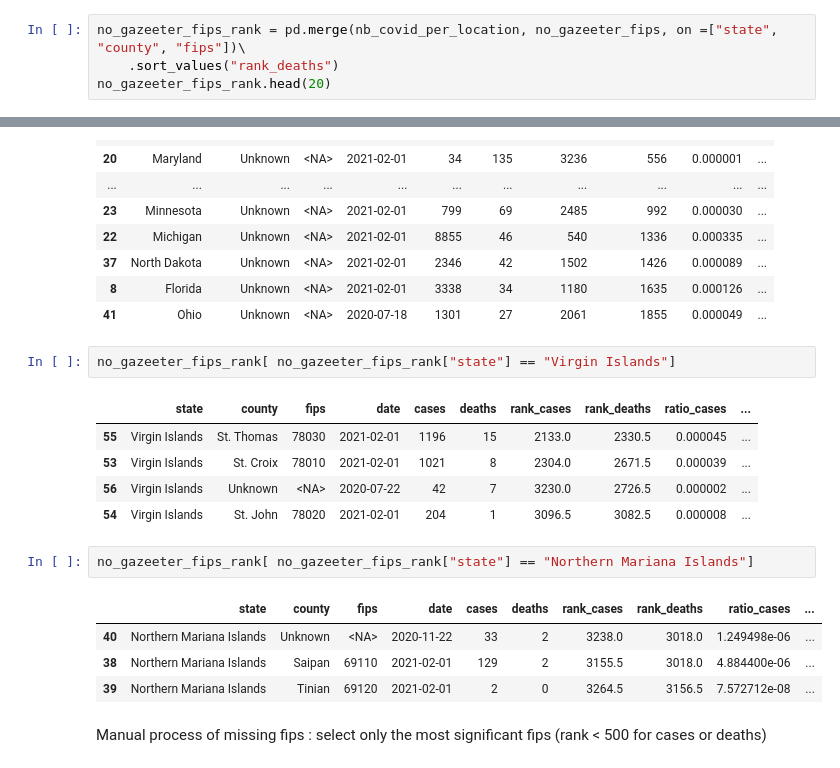
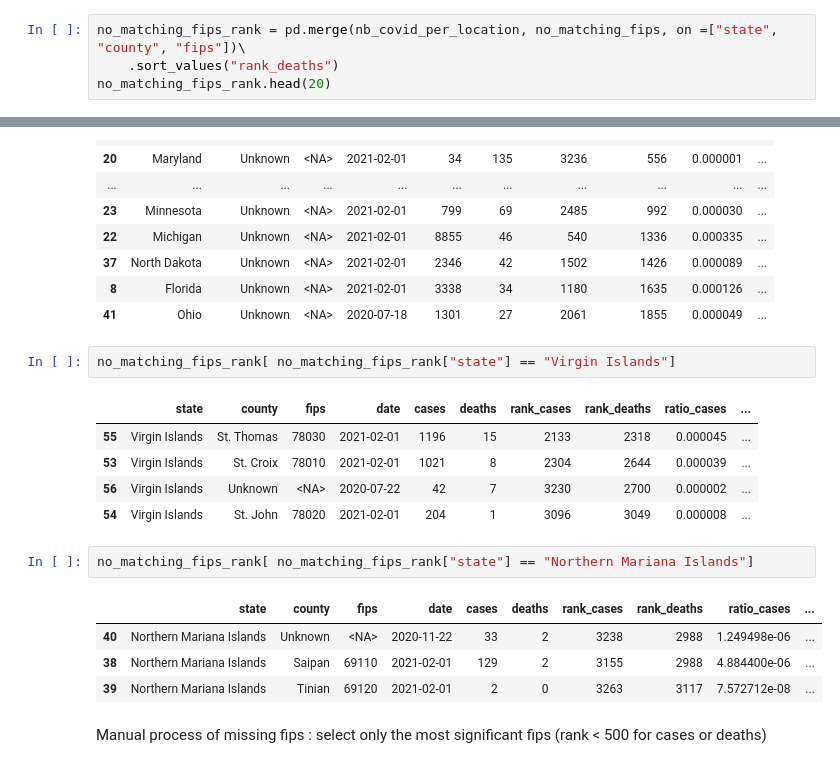
Before and after one commit to severine-baudry/capstone_data_engineer, a Jupyter notebook: NYT_to_gazetter.ipynb, the cells around one changed output, grey strips where cells are left out. Cells and saved outputs as stored; diff of their text form.

```diff
--- a/NYT_to_gazetter.ipynb
+++ b/NYT_to_gazetter.ipynb
@@ -427,9 +454,9 @@ total cases : 26410616; total deaths : 445856
 # %% [markdown]
 Check the rank of locations not in gazetteer
 # %%
-no_gazeeter_fips_rank = pd.merge(nb_covid_per_location, no_gazeeter_fips, on =["state", "county", "fips"])\
+no_matching_fips_rank = pd.merge(nb_covid_per_location, no_matching_fips, on =["state", "county", "fips"])\
     .sort_values("rank_deaths")
-no_gazeeter_fips_rank.head(20)
+no_matching_fips_rank.head(20)
 # %% [output]
 |  | state | county | fips | date | cases | deaths | rank_cases | rank_deaths | ratio_cases | ... |
 | 34 | New York | New York City | <NA> | 2021-02-01 | 613480 | 27226 | 2 | 1 | 0.023229 | ... |
@@ -449,20 +476,20 @@ no_gazeeter_fips_rank.head(20)
 | 8 | Florida | Unknown | <NA> | 2021-02-01 | 3338 | 34 | 1180 | 1635 | 0.000126 | ... |
 | 41 | Ohio | Unknown | <NA> | 2020-07-18 | 1301 | 27 | 2061 | 1855 | 0.000049 | ... |
 # %%
-no_gazeeter_fips_rank[ no_gazeeter_fips_rank["state"] == "Virgin Islands"]
+no_matching_fips_rank[ no_matching_fips_rank["state"] == "Virgin Islands"]
 # %% [output]
 |  | state | county | fips | date | cases | deaths | rank_cases | rank_deaths | ratio_cases | ... |
-| 55 | Virgin Islands | St. Thomas | 78030 | 2021-02-01 | 1196 | 15 | 2133.0 | 2330.5 | 0.000045 | ... |
-| 53 | Virgin Islands | St. Croix | 78010 | 2021-02-01 | 1021 | 8 | 2304.0 | 2671.5 | 0.000039 | ... |
-| 56 | Virgin Islands | Unknown | <NA> | 2020-07-22 | 42 | 7 | 3230.0 | 2726.5 | 0.000002 | ... |
-| 54 | Virgin Islands | St. John | 78020 | 2021-02-01 | 204 | 1 | 3096.5 | 3082.5 | 0.000008 | ... |
+| 55 | Virgin Islands | St. Thomas | 78030 | 2021-02-01 | 1196 | 15 | 2133 | 2318 | 0.000045 | ... |
+| 53 | Virgin Islands | St. Croix | 78010 | 2021-02-01 | 1021 | 8 | 2304 | 2644 | 0.000039 | ... |
+| 56 | Virgin Islands | Unknown | <NA> | 2020-07-22 | 42 | 7 | 3230 | 2700 | 0.000002 | ... |
+| 54 | Virgin Islands | St. John | 78020 | 2021-02-01 | 204 | 1 | 3096 | 3049 | 0.000008 | ... |
 # %%
-no_gazeeter_fips_rank[ no_gazeeter_fips_rank["state"] == "Northern Mariana Islands"]
+no_matching_fips_rank[ no_matching_fips_rank["state"] == "Northern Mariana Islands"]
 # %% [output]
 |  | state | county | fips | date | cases | deaths | rank_cases | rank_deaths | ratio_cases | ... |
-| 40 | Northern Mariana Islands | Unknown | <NA> | 2020-11-22 | 33 | 2 | 3238.0 | 3018.0 | 1.249498e-06 | ... |
-| 38 | Northern Mariana Islands | Saipan | 69110 | 2021-02-01 | 129 | 2 | 3155.5 | 3018.0 | 4.884400e-06 | ... |
-| 39 | Northern Mariana Islands | Tinian | 69120 | 2021-02-01 | 2 | 0 | 3264.5 | 3156.5 | 7.572712e-08 | ... |
+| 40 | Northern Mariana Islands | Unknown | <NA> | 2020-11-22 | 33 | 2 | 3238 | 2988 | 1.249498e-06 | ... |
+| 38 | Northern Mariana Islands | Saipan | 69110 | 2021-02-01 | 129 | 2 | 3155 | 2988 | 4.884400e-06 | ... |
+| 39 | Northern Mariana Islands | Tinian | 69120 | 2021-02-01 | 2 | 0 | 3263 | 3117 | 7.572712e-08 | ... |
 # %% [markdown]
 Manual process of missing fips : select only the most significant fips (rank < 500 for cases or deaths)
 # %%
```
Also changed, not shown: parts of 12 cells of this notebook.
